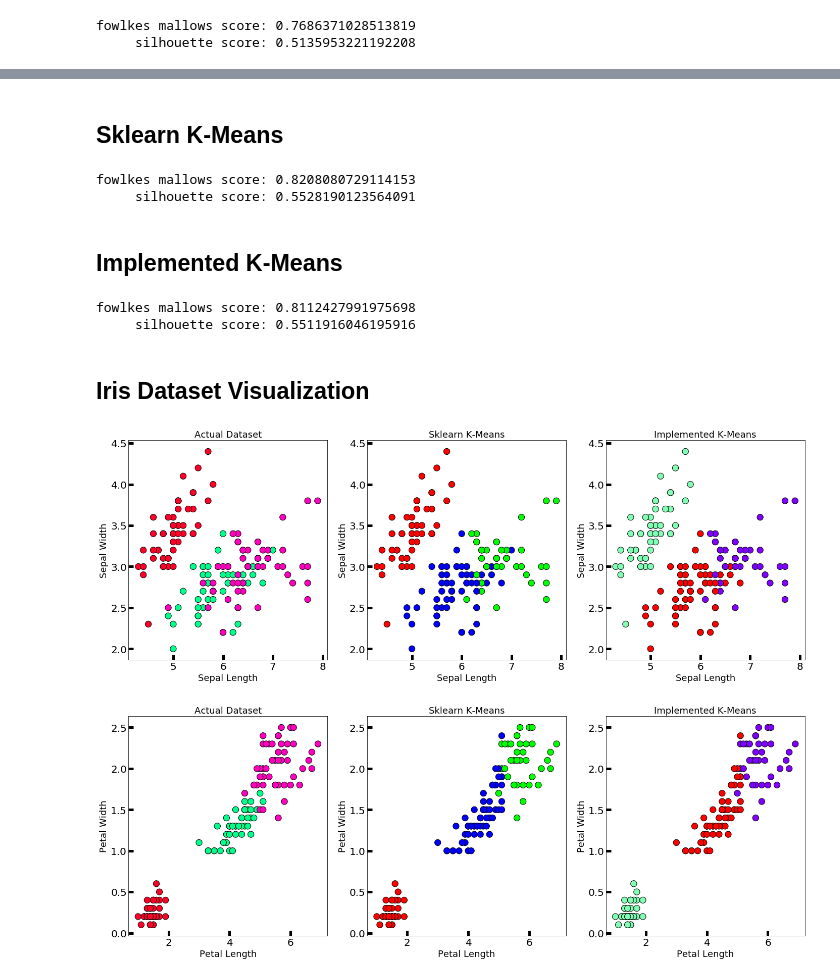
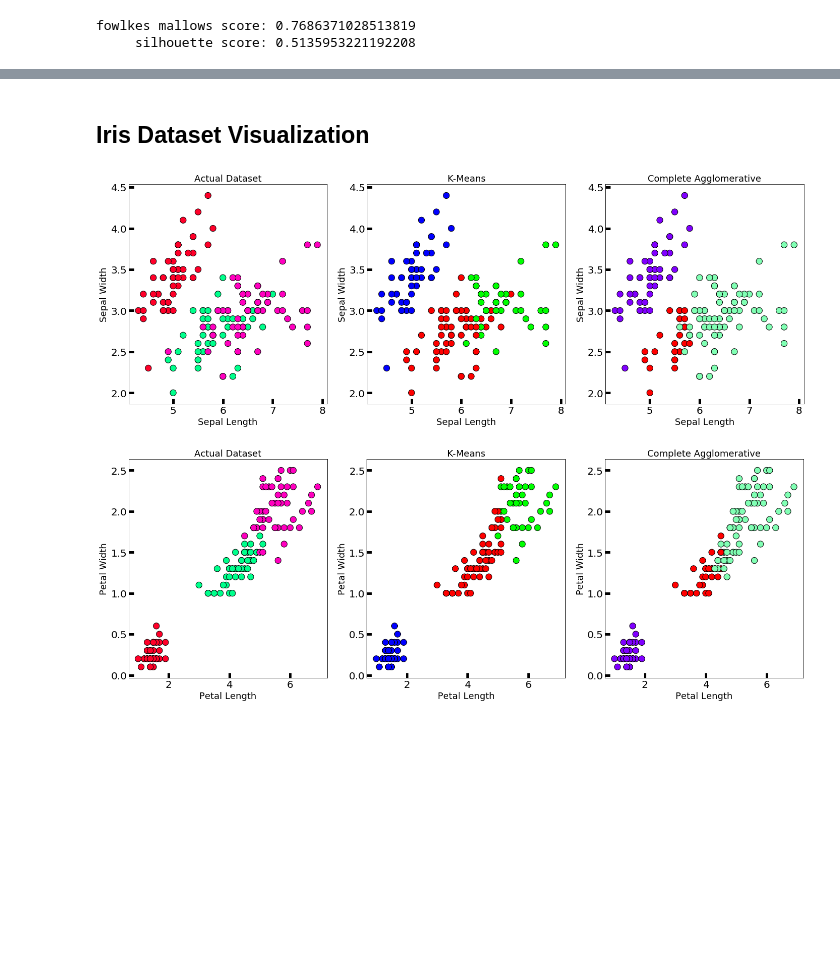
Before and after one commit to vincentbudianto/Clustering, a Jupyter notebook: Tubes2_13517014.ipynb, the cells around one changed output, grey strips where cells are left out. Cells and saved outputs as stored; diff of their text form; code cells hidden in the pictures; blank space fills up the shorter version.

```diff
--- a/Tubes2_13517014.ipynb
+++ b/Tubes2_13517014.ipynb
@@ -27,0 +32,6 @@ target = iris.target
+# %%
+km_clusters = kmeans(n_clusters=3)
+km_clusters.fit(data)
+km_target = km_clusters.labels
+print('fowlkes mallows score:', fowlkes_mallows_score(target, km_target))
+print('     silhouette score:', silhouette_score(data, km_target, metric='euclidean'))
@@ -30,9 +45,9 @@ target = iris.target
 # %%
-clusters = agglomerative(n_clusters=3)
-clusters.fit(data)
-implemented_target = clusters.resultLabels
-print('fowlkes mallows score:', fowlkes_mallows_score(target, implemented_target))
-print('     silhouette score:', silhouette_score(data, implemented_target, metric='euclidean'))
+agglo_complete_clusters = agglomerative(n_clusters=3, linkage="complete")
+agglo_complete_clusters.fit(data)
+agglo_complete_target = agglo_complete_clusters.resultLabels
+print('fowlkes mallows score:', fowlkes_mallows_score(target, agglo_complete_target))
+print('     silhouette score:', silhouette_score(data, agglo_complete_target, metric='euclidean'))
 # %% [output]
 fowlkes mallows score: 0.7686371028513819
      silhouette score: 0.5135953221192208
@@ -75,52 +54,30 @@ axesPetal[1].tick_params(direction='in', length=10, width=5, colors='k', labelsi
-# %% [markdown]
-## Sklearn K-Means
-# %%
-km = KMeans(n_clusters = 3, n_jobs = 4, random_state=25)
-km.fit(data)
-sklearn_target = km.labels_
-print('fowlkes mallows score:', fowlkes_mallows_score(target, sklearn_target))
-print('     silhouette score:', silhouette_score(data, sklearn_target, metric='euclidean'))
-# %% [output]
-fowlkes mallows score: 0.8208080729114153
-     silhouette score: 0.5528190123564091
-# %% [markdown]
-## Implemented K-Means
-# %%
-clusters = kmeans(n_clusters=3)
-clusters.fit(data)
-implemented_target = clusters.labels
-print('fowlkes mallows score:', fowlkes_mallows_score(target, implemented_target))
-print('     silhouette score:', silhouette_score(data, implemented_target, metric='euclidean'))
-# %% [output]
-fowlkes mallows score: 0.8112427991975698
-     silhouette score: 0.5511916046195916
 # %% [markdown]
 ## Iris Dataset Visualization
 # %%
 fig, axes = plt.subplots(1, 3, figsize=(24,8))
 
 # Actual dataset
 axes[0].scatter(data[:,0], data[:,1], c=target, cmap='gist_rainbow', edgecolor='k', s=150)
 axes[0].set_title('Actual Dataset', fontsize=18)
 axes[0].set_xlabel('Sepal Length', fontsize=18)
 axes[0].set_ylabel('Sepal Width', fontsize=18)
 axes[0].tick_params(direction='in', length=10, width=5, colors='k', labelsize=20)
 
-# Sklearn K-Means dataset
-axes[1].scatter(data[:,0], data[:,1], c=sklearn_target, cmap='brg', edgecolor='k', s=150)
-axes[1].set_title('Sklearn K-Means', fontsize=18)
+# K-Means dataset
+axes[1].scatter(data[:,0], data[:,1], c=km_target, cmap='brg', edgecolor='k', s=150)
+axes[1].set_title('K-Means', fontsize=18)
 axes[1].set_xlabel('Sepal Length', fontsize=18)
 axes[1].set_ylabel('Sepal Width', fontsize=18)
 axes[1].tick_params(direction='in', length=10, width=5, colors='k', labelsize=20)
 
-# Implemented K-Means dataset
-axes[2].scatter(data[:,0], data[:,1], c=implemented_target, cmap='rainbow', edgecolor='k', s=150)
-axes[2].set_title('Implemented K-Means', fontsize=18)
+# Complete Agglomerative dataset
+axes[2].scatter(data[:,0], data[:,1], c=agglo_complete_target, cmap='rainbow', edgecolor='k', s=150)
+axes[2].set_title('Complete Agglomerative', fontsize=18)
 axes[2].set_xlabel('Sepal Length', fontsize=18)
 axes[2].set_ylabel('Sepal Width', fontsize=18)
 axes[2].tick_params(direction='in', length=10, width=5, colors='k', labelsize=20)
 # %% [output]
-[figure, old version]
+[figure, new version]
 # %%
 figPetal, axesPetal = plt.subplots(1, 3, figsize=(24,8))
 
@@ -131,18 +88,18 @@ axesPetal[0].set_xlabel('Petal Length', fontsize=18)
 axesPetal[0].set_ylabel('Petal Width', fontsize=18)
 axesPetal[0].tick_params(direction='in', length=10, width=5, colors='k', labelsize=20)
 
-# Sklearn K-Means dataset
-axesPetal[1].scatter(data[:,2], data[:,3], c=sklearn_target, cmap='brg', edgecolor='k', s=150)
-axesPetal[1].set_title('Sklearn K-Means', fontsize=18)
+# K-Means dataset
+axesPetal[1].scatter(data[:,2], data[:,3], c=km_target, cmap='brg', edgecolor='k', s=150)
+axesPetal[1].set_title('K-Means', fontsize=18)
 axesPetal[1].set_xlabel('Petal Length', fontsize=18)
 axesPetal[1].set_ylabel('Petal Width', fontsize=18)
 axesPetal[1].tick_params(direction='in', length=10, width=5, colors='k', labelsize=20)
 
-# Implemented K-Means dataset
-axesPetal[2].scatter(data[:,2], data[:,3], c=implemented_target, cmap='rainbow', edgecolor='k', s=150)
-axesPetal[2].set_title('Implemented K-Means', fontsize=18)
+# Complete Agglomerative dataset
+axesPetal[2].scatter(data[:,2], data[:,3], c=agglo_complete_target, cmap='rainbow', edgecolor='k', s=150)
+axesPetal[2].set_title('Complete Agglomerative', fontsize=18)
 axesPetal[2].set_xlabel('Petal Length', fontsize=18)
 axesPetal[2].set_ylabel('Petal Width', fontsize=18)
 axesPetal[2].tick_params(direction='in', length=10, width=5, colors='k', labelsize=20)
 # %% [output]
-[figure, old version]
+[figure, new version]
```
Also changed, not shown: parts of 9 cells of this notebook.
